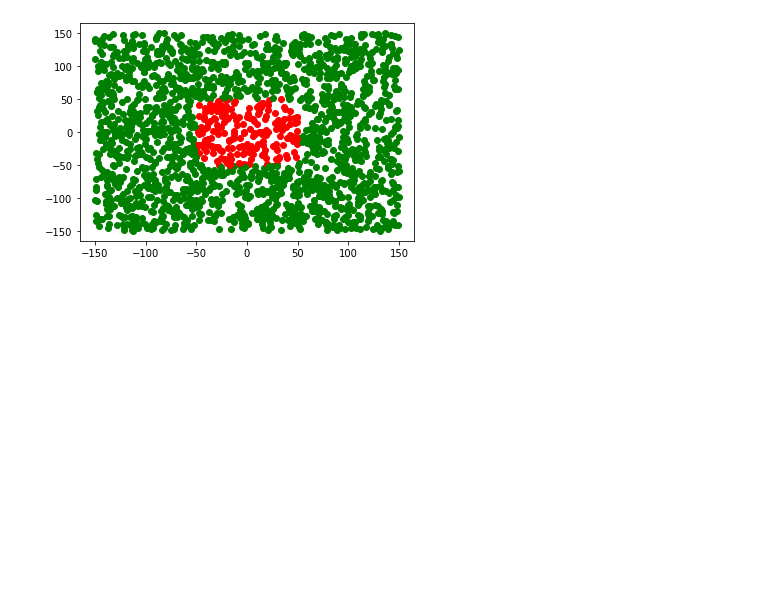
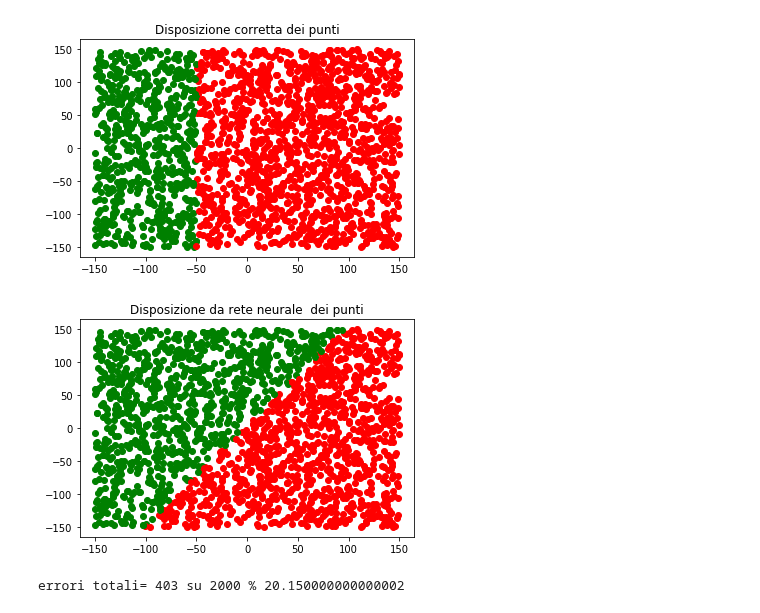
Before and after one commit to stefanoridolfi/Coding_ML, a Jupyter notebook: quadrato.ipynb, the cells around one changed output. Saved outputs shown, nothing was run; the diff lists cells and outputs as text; code cells hidden in the pictures; blank space fills up the shorter version.

```diff
--- a/quadrato.ipynb
+++ b/quadrato.ipynb
@@ -13,13 +13,26 @@ def generaPunti(n):
         l.append([x,y])
     return l
 def posizione(punto,xa,xb,ya,yb):
-    if (punto[0]>xa and punto[0]<xb and punto[1]>ya and punto[1]<yb):
+# if (punto[0]>xa and punto[0]<xb and punto[1]>ya and punto[1]<yb):
+    #if (punto[0]>xa and  punto[1]<yb):
+    if (punto[0]>xa):
       formato = 'ro'
       out=1
     else:
       formato = 'go'
       out=0
     return out,formato
+
+def posizione_neurale(p):
+    if (p>0.9 and p<=1):
+      formato = 'ro'
+      out=1
+    else:
+      formato = 'go'
+      out=0
+    return out,formato
+
+
 
 def sigmoid(x):
     return 1 / (1 + np.e ** -x)
@@ -37,7 +50,7 @@ xb=50
 ya=-50
 yb=50
 learning_rate=0.3
-n=2000
+n=10000000
 training_set=[]
 # Set di trainig formato da n punti
 ListaPunti= generaPunti(n)
@@ -71,34 +84,63 @@ for punto in training_set:
 # Y ha dimensione 4x1
 # Calcolo Z=Who.dot.Y.T
   Z=np.dot(Who,Y)
 #calcolo Z_act che è il vettore Z a cui ho applicato la funzione di attivazione
   Z_act=activation_function(Z)
 
   #print("Z_act= ", Z_act, "pos_reale=", punto[2])
 #calcolo l'errore finale E=valore_corretto - Z_act . Il valore corretto è la terza colonna dei punti di training, ovvero training_set[2]
   error_output=punto[2]-Z_act
  # print("Errore= ",output_error)
 #Calcolo il delta da sommare al corrente valore di Y_act: moltiplicazione di learning_rate*output_errore*derivata_sigmoide in Z*valore del vettore Y_act
 # la derivata della sigmoide calcolata nel punto Z_act è: Z_act(1-Z_act)!!
   uno_Z_act=(1-Z_act)
   tmp1=error_output*Z_act*uno_Z_act
   tmp2=learning_rate*(np.dot(tmp1,Y_act.T))
 
-    #aggiorno matrice dei pesi Who
-  Who=Who+tmp2
+
   # Calcolo matrice Wih
   error_hidden=np.dot(Who.T,error_output)
   tmp3=error_hidden*Y_act*(1-Y_act)
   U=np.dot(tmp3,X.T)
   #aggiorno matrice dei pesi Wih
   Wih=Wih+learning_rate*U
+   #aggiorno matrice dei pesi Who
+  Who=Who+tmp2
 
   #print("dim tmp=",tmp.shape,",dim Z_act=", Z_act.shape,",dim (1-Z_act)=",uno_Z_act.shape, ",dim Z_act_deri=",Z_act_deri.shape,",dim Delta_Who=",Delta_Who.shape)
   #print("Z_act=", Z_act,",(1-Z_act)=",uno_Z_act, ",Z_act_deri=",Z_act_deri,",Delta_Who=",Delta_Who)
   #print("Who=", Who)
 
-for punto in ListaPunti:
+
+# TEST SET
+t=2000
+test_set=[]
+# Set di trainig formato da n punti
+test_set= generaPunti(t)
+
+for punto in test_set:
   plt.plot(punto[0],punto[1],posizione(punto,xa,xb,ya,yb)[1])
+plt.title("Disposizione corretta dei punti")
 plt.show()
+
+# Grafico punti come da output della rete neurake usando i valori iniziali non corretti della matrici Wih e Who
+errori_tot=0
+for punto in test_set:
+   X=(punto[0],punto[1],1)
+   X=np.array(X)
+   X=X.reshape(3,1)
+   Y=np.dot(Wih,X)
+   Y_act=activation_function(Y)
+   Z=np.dot(Who,Y)
+   Z_act=activation_function(Z)
+   #print("Z_act:posizione correta",posizione_neurale(Z_act)[0],":",posizione(punto,xa,xb,ya,yb)[0])
+   plt.plot(punto[0],punto[1],posizione_neurale(Z_act)[1])
+   if posizione_neurale(Z_act)[0]!=posizione(punto,xa,xb,ya,yb)[0]:
+     errori_tot=errori_tot+1
+plt.title("Disposizione da rete neurale  dei punti")
+plt.show()
+print("errori totali=",errori_tot, "su", t, "%",(errori_tot/t)*100)
 # %% [output]
-[figure, old version]
+[figure, new version]
+[figure, added]
+errori totali= 403 su 2000 % 20.150000000000002
```
